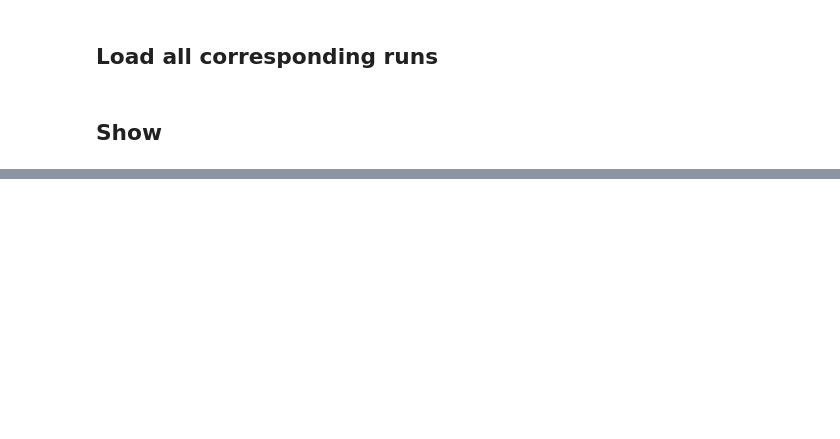
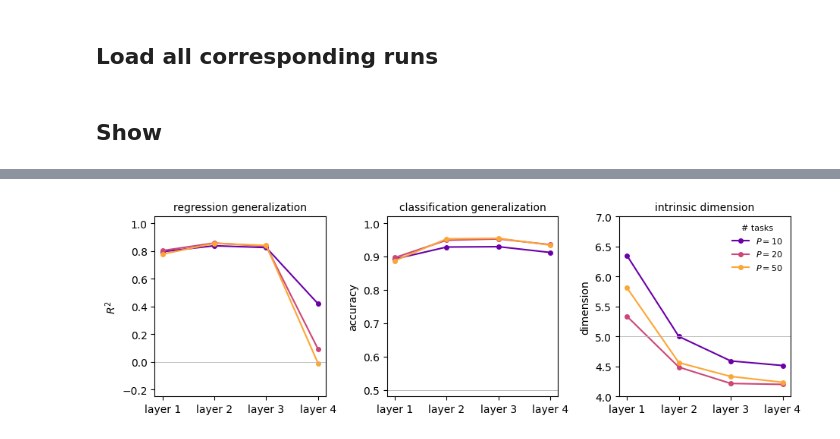
Before and after one commit to felixp8/toy-disentanglement, a Jupyter notebook: notebooks/unbiased_classification.ipynb, the cells around one changed output, grey strips where cells are left out. Cells and saved outputs as stored; diff of their text form; code cells hidden in the pictures; blank space fills up the shorter version.

```diff
--- a/notebooks/unbiased_classification.ipynb
+++ b/notebooks/unbiased_classification.ipynb
@@ -49,0 +144,44 @@ run_df = get_sweep_runs(sweep_id=1)
+# %%
+fig, axes = plt.subplots(1, 3, figsize=(9.5, 3.1))
+
+num_tasks = [10, 20, 50]
+colors = [plt.cm.plasma(0.2), plt.cm.plasma(0.5), plt.cm.plasma(0.8), plt.cm.plasma(0.95)]
+
+for num_task, color in zip(num_tasks, colors):
+    run_metrics = results[(results.depth == 4) & (results.num_tasks == num_task)]
+    xs = np.arange(4)
+    r2s = run_metrics.test_r2.tolist()
+    accs = run_metrics.test_acc.tolist()
+    intrinsic_dims = run_metrics.intrinsic_dims.tolist()
+
+    axes[0].plot(xs, r2s[0], marker="o", ms=4, color=color, label=f"$P = {num_task}$")
+    axes[1].plot(xs, accs[0], marker="o", ms=4, color=color, label=f"$P = {num_task}$")
+    axes[2].plot(xs, intrinsic_dims[0], marker="o", ms=4, color=color, label=f"$P = {num_task}$")
+axes[0].set_title("regression generalization", fontsize=10)
+axes[0].set_ylabel(r"$R^2$")
+axes[0].set_xticks(xs)
+axes[0].set_xticklabels([f"layer {i+1}" for i in xs])
+axes[0].set_ylim(-0.25, 1.05)
+axes[0].axhline(0, color="0.7", linewidth=0.6)
+axes[1].set_title("classification generalization", fontsize=10)
+axes[1].set_ylabel("accuracy")
+axes[1].set_xticks(xs)
+axes[1].set_xticklabels([f"layer {i+1}" for i in xs])
+axes[1].set_ylim(0.48, 1.02)
+axes[1].axhline(0.5, color="0.7", linewidth=0.6)
+axes[2].set_title("intrinsic dimension", fontsize=10)
+axes[2].set_ylabel("dimension")
+axes[2].set_xticks(xs)
+axes[2].set_xticklabels([f"layer {i+1}" for i in xs])
+axes[2].set_ylim(4.0, 7.0)
+axes[2].axhline(5.0, color="0.7", linewidth=0.6)
+# axes[2].set_ylim(0, 20)
+
+axes[2].legend(loc="upper right", fontsize=8, frameon=False, title="# tasks", title_fontsize=8)
+# fig.suptitle("Zero-threshold classification", fontsize=11)
+fig.tight_layout()
+fig.savefig("../plots/figures/unbiased_per_layer.pdf", bbox_inches="tight")
+plt.show()
+plt.close(fig)
+# %% [output]
+[figure, added]
```
Also changed, not shown: parts of 10 cells of this notebook, 29 other files.
